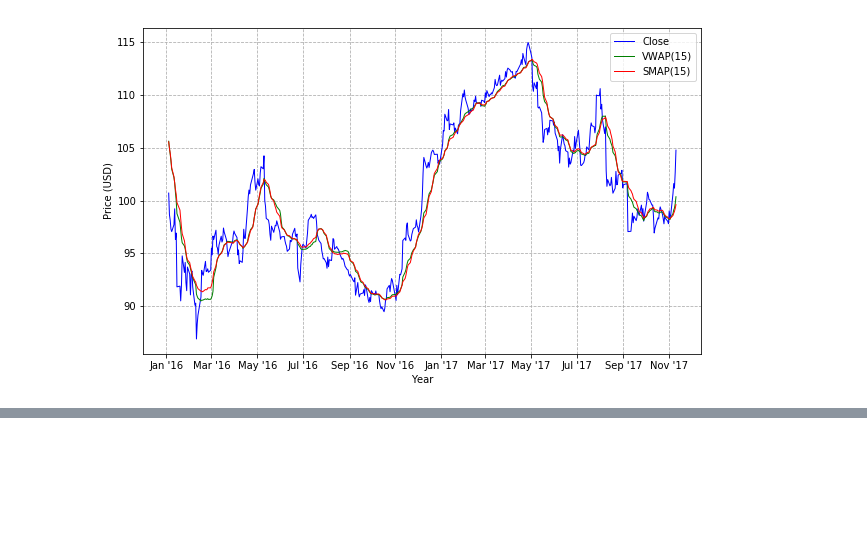
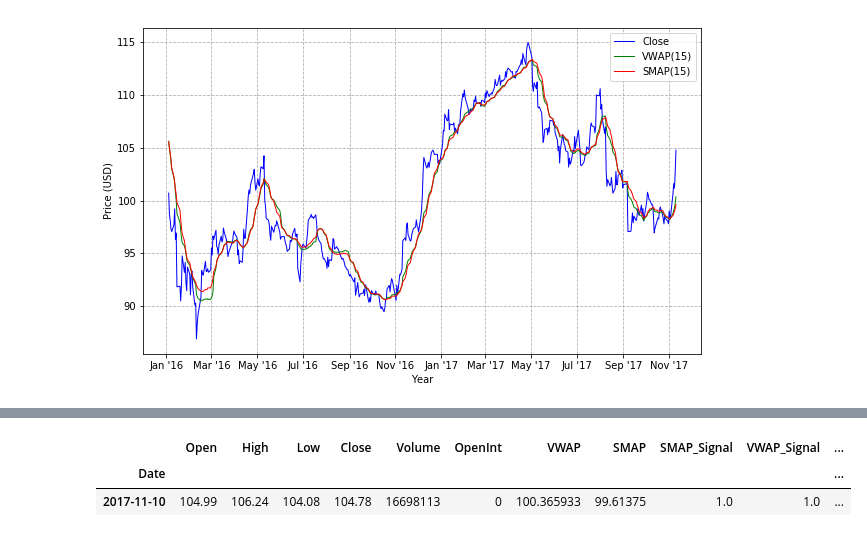
Before and after one commit to branhoff/VWAP_backtest, a Jupyter notebook: VWAP.ipynb, the cells around one changed output, grey strips where cells are left out. Saved outputs shown, nothing was run; the diff lists cells and outputs as text; code cells hidden in the pictures; blank space fills up the shorter version.

```diff
--- a/VWAP.ipynb
+++ b/VWAP.ipynb
@@ -145,6 +145,8 @@ Questions:
 1. What is the optimal number of looback days
 2. How many signals are different between VWAP and SMAP
 # %%
+# Here define some functions to calculate our signals and values
+
 # if the price is greater than VWAP or SMAP, we want to go long (1), otherwise we want to be in a cash position (0)
 def set_signal(metric, price, lookback):
     signal = np.zeros(len(price))
@@ -155,10 +157,12 @@ def set_signal(metric, price, lookback):
     return signal
 
 # Now, we want to calculate the value of our portfolio
+# I think this is working correctly
 def set_value(signal,openprice):
     value = np.zeros(len(signal))
     value[0] = 1.
     for i in range(1,len(signal)):
-        value[i] = value[i-1]*(1 + signal[i-1]*(openprice[i] - openprice[i-1])/(openprice[i-1]))
+        delta = (openprice[i] - openprice[i-1])/(openprice[i-1])
+        value[i] = value[i-1]*(1 + signal[i-1]*delta)
 
     return value
@@ -213,0 +173,24 @@ historical_data['Disney'].tail(20)
+# %%
+# first get data in a new data frame for all stocks since 2010
+start = '2010-01-01'
+modern_data = {}
+for company in historical_data:
+    modern_data[company] = historical_data[company].copy().loc[start::]
+    # note that the lookback time should be the same as the lookback used to calulate the SMAP and VWAP
+    modern_data[company]['SMAP_Signal'] = set_signal(modern_data[company]['SMAP'], modern_data[company]['Close'], lookback)
+    modern_data[company]['VWAP_Signal'] = set_signal(modern_data[company]['VWAP'], modern_data[company]['Close'], lookback)
+    modern_data[company]['SMAP_Value']  = set_value (modern_data[company]['SMAP_Signal'], modern_data[company]['Open'])
+    modern_data[company]['VWAP_Value']  = set_value (modern_data[company]['VWAP_Signal'], modern_data[company]['Open'])
+
+    # also calculate the benchmark signal and value
+    bm_signal = np.ones(len(modern_data[company]['Open']))
+    bm_signal[0:15] = 0 # we don't want a headstart on the benchmark...
+    modern_data[company]['BM_Signal'] = bm_signal
+    modern_data[company]['BM_Value']  = set_value (modern_data[company]['BM_Signal'], modern_data[company]['Open'])
+
+# and lets go ahead and take a look at Disney
+modern_data['Disney'].tail(1)
+# %% [output]
+|  | Open | High | Low | Close | Volume | OpenInt | VWAP | SMAP | SMAP_Signal | VWAP_Signal | ... |
+| Date |  |  |  |  |  |  |  |  |  |  | ... |
+| 2017-11-10 | 104.99 | 106.24 | 104.08 | 104.78 | 16698113 | 0 | 100.365933 | 99.61375 | 1.0 | 1.0 | ... |
```
Also changed, not shown: parts of 9 cells of this notebook.
